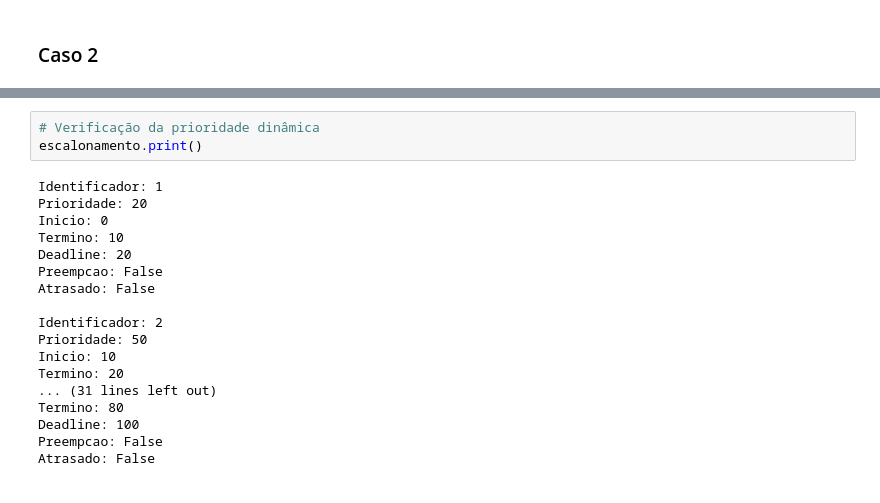
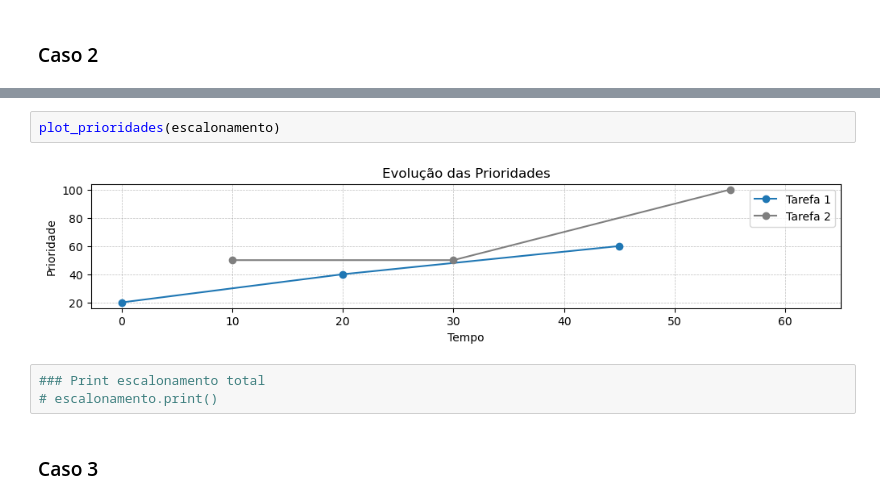
Before and after one commit to EduSanSou/MATA82---UFBA, a Jupyter notebook: Simulador Escalonamento.ipynb, the cells around one changed output, grey strips where cells are left out. Cells and saved outputs as stored; diff of their text form.

```diff
--- a/Simulador Escalonamento.ipynb
+++ b/Simulador Escalonamento.ipynb
@@ -558,21 +576,9 @@ plot_escalonamento(escalonamento, 'edf', 5)
-# %%
-# Verificação da prioridade dinâmica
-escalonamento.print()
-# %% [output]
-Identificador: 1
-Prioridade: 20
-Inicio: 0
-Termino: 10
-Deadline: 20
-Preempcao: False
-Atrasado: False
-
-Identificador: 2
-Prioridade: 50
-Inicio: 10
-Termino: 20
-... (31 lines left out)
-Termino: 80
-Deadline: 100
-Preempcao: False
-Atrasado: False
+# %%
+plot_prioridades(escalonamento)
+# %% [output]
+[figure, added]
+# %%
+### Print escalonamento total
+# escalonamento.print()
+# %% [markdown]
+### Caso 3
```
Also changed, not shown: parts of 24 cells of this notebook.
